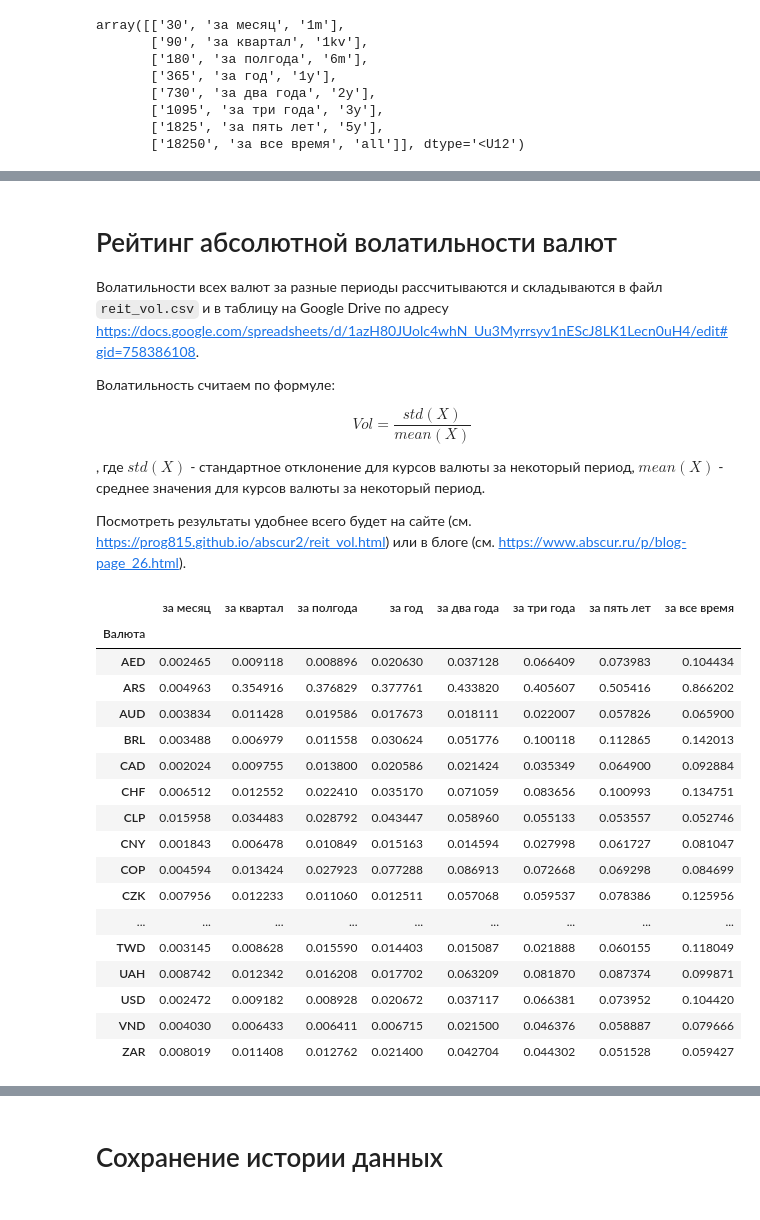
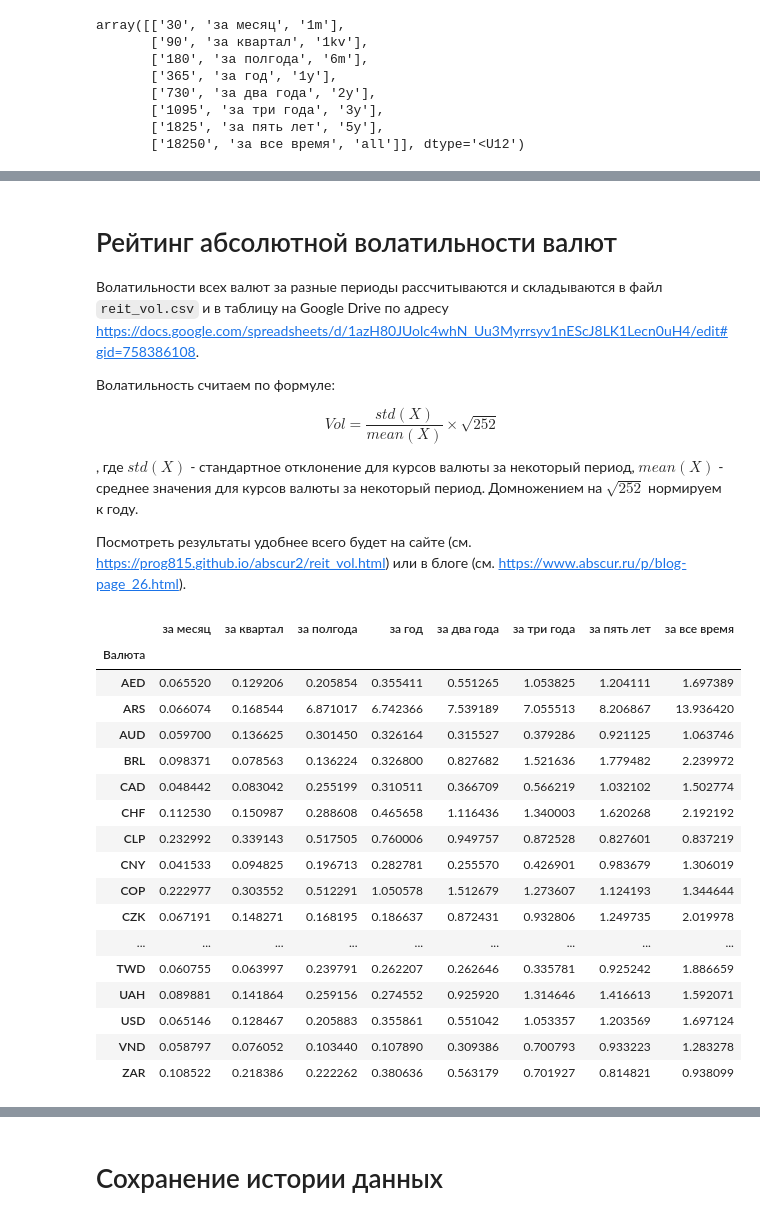
Before and after one commit to prog815/abscur, a Jupyter notebook: abscur2.ipynb, the cells around one changed output, grey strips where cells are left out. Cells and saved outputs as stored; diff of their text form; code cells hidden in the pictures.

```diff
--- a/abscur2.ipynb
+++ b/abscur2.ipynb
@@ -185,16 +201,16 @@ print(len(curs))
 # %%
 # Непосредственно загрузка
 
-for pair in pairs[:]:
-    for n in range(3):
-        try:
-            df = get_currency_exchange_daily_full(pair)
-            df.to_csv("./pairs/" + pair + ".csv")
-            print(pair, "- загружена. С " + str(df.index.min().date()) + ". По " + str(df.index.max().date()) + ". Строк " + str(df.shape[0]) + ".")
-            break
-        except Exception as e:
-            print(pair, "- ошибка загрузки")
-            time.sleep(5)
+# for pair in pairs[:]:
+#     for n in range(3):
+#         try:
+#             df = get_currency_exchange_daily_full(pair)
+#             df.to_csv("./pairs/" + pair + ".csv")
+#             print(pair, "- загружена. С " + str(df.index.min().date()) + ". По " + str(df.index.max().date()) + ". Строк " + str(df.shape[0]) + ".")
+#             break
+#         except Exception as e:
+#             print(pair, "- ошибка загрузки")
+#             time.sleep(5)
 # %% [markdown]
 # Соединяем парные курсы в одну таблицу
 
@@ -588,7 +625,8 @@ $$
 reit_doh = pd.DataFrame(columns=fmt_diap[:,1],index=abscur.columns,dtype=float)
 for i in range(fmt_diap.shape[0]):
     df = abscur[abscur.index >= abscur.index[-1] - timedelta(days=int(fmt_diap[i,0]))]
-    reit_doh.iloc[:,i] = (df.iloc[-1,:] - df.iloc[0,:]) / df.iloc[0,:]
+#     reit_doh.iloc[:,i] = (df.iloc[-1,:] - df.iloc[0,:]) / df.iloc[0,:]
+    reit_doh.iloc[:,i] = np.power(df.pct_change().mean().values+1,252)-1
 
 reit_doh.index.name = "Валюта"
 
@@ -626,47 +664,47 @@ reit_doh
 Волатильность считаем по формуле:
 
 $$
-Vol = \frac{std(X)}{mean(X)}
+Vol = \frac{std(X)}{mean(X)}\times{\sqrt{252}}
 $$
 
-, где $std(X)$ - стандартное отклонение для курсов валюты за некоторый период, $mean(X)$ - среднее значения для курсов валюты за некоторый период.
+, где $std(X)$ - стандартное отклонение для курсов валюты за некоторый период, $mean(X)$ - среднее значения для курсов валюты за некоторый период. Домножением на $\sqrt{252}$ нормируем к году.
 
 Посмотреть результаты удобнее всего будет на сайте (см. https://prog815.github.io/abscur2/reit_vol.html) или в блоге (см. https://www.abscur.ru/p/blog-page_26.html).
 # %%
 reit_vol = pd.DataFrame(columns=fmt_diap[:,1],index=abscur.columns,dtype=float)
 
 for i in range(fmt_diap.shape[0]):
     df = abscur[abscur.index >= abscur.index[-1] - timedelta(days=int(fmt_diap[i,0]))]
-    reit_vol.iloc[:,i] = df.std() / df.mean()
+    reit_vol.iloc[:,i] = df.std() / df.mean() * np.sqrt(252)
 
 reit_vol.index.name = "Валюта"
 
 # сохранем на диск
 reit_vol.to_csv("reit_vol.csv")
 
 # передаем в книгу на Google Drive
 post_df_to_ssh("Рейтинг абсолютной волатильности",reit_vol)
 
 reit_vol
 # %% [output]
 |  | за месяц | за квартал | за полгода | за год | за два года | за три года | за пять лет | за все время |
 | Валюта |  |  |  |  |  |  |  |  |
-| AED | 0.002465 | 0.009118 | 0.008896 | 0.020630 | 0.037128 | 0.066409 | 0.073983 | 0.104434 |
-| ARS | 0.004963 | 0.354916 | 0.376829 | 0.377761 | 0.433820 | 0.405607 | 0.505416 | 0.866202 |
-| AUD | 0.003834 | 0.011428 | 0.019586 | 0.017673 | 0.018111 | 0.022007 | 0.057826 | 0.065900 |
-| BRL | 0.003488 | 0.006979 | 0.011558 | 0.030624 | 0.051776 | 0.100118 | 0.112865 | 0.142013 |
-| CAD | 0.002024 | 0.009755 | 0.013800 | 0.020586 | 0.021424 | 0.035349 | 0.064900 | 0.092884 |
-| CHF | 0.006512 | 0.012552 | 0.022410 | 0.035170 | 0.071059 | 0.083656 | 0.100993 | 0.134751 |
-| CLP | 0.015958 | 0.034483 | 0.028792 | 0.043447 | 0.058960 | 0.055133 | 0.053557 | 0.052746 |
-| CNY | 0.001843 | 0.006478 | 0.010849 | 0.015163 | 0.014594 | 0.027998 | 0.061727 | 0.081047 |
-| COP | 0.004594 | 0.013424 | 0.027923 | 0.077288 | 0.086913 | 0.072668 | 0.069298 | 0.084699 |
-| CZK | 0.007956 | 0.012233 | 0.011060 | 0.012511 | 0.057068 | 0.059537 | 0.078386 | 0.125956 |
+| AED | 0.065520 | 0.129206 | 0.205854 | 0.355411 | 0.551265 | 1.053825 | 1.204111 | 1.697389 |
+| ARS | 0.066074 | 0.168544 | 6.871017 | 6.742366 | 7.539189 | 7.055513 | 8.206867 | 13.936420 |
+| AUD | 0.059700 | 0.136625 | 0.301450 | 0.326164 | 0.315527 | 0.379286 | 0.921125 | 1.063746 |
+| BRL | 0.098371 | 0.078563 | 0.136224 | 0.326800 | 0.827682 | 1.521636 | 1.779482 | 2.239972 |
+| CAD | 0.048442 | 0.083042 | 0.255199 | 0.310511 | 0.366709 | 0.566219 | 1.032102 | 1.502774 |
+| CHF | 0.112530 | 0.150987 | 0.288608 | 0.465658 | 1.116436 | 1.340003 | 1.620268 | 2.192192 |
+| CLP | 0.232992 | 0.339143 | 0.517505 | 0.760006 | 0.949757 | 0.872528 | 0.827601 | 0.837219 |
+| CNY | 0.041533 | 0.094825 | 0.196713 | 0.282781 | 0.255570 | 0.426901 | 0.983679 | 1.306019 |
+| COP | 0.222977 | 0.303552 | 0.512291 | 1.050578 | 1.512679 | 1.273607 | 1.124193 | 1.344644 |
+| CZK | 0.067191 | 0.148271 | 0.168195 | 0.186637 | 0.872431 | 0.932806 | 1.249735 | 2.019978 |
 | ... | ... | ... | ... | ... | ... | ... | ... | ... |
-| TWD | 0.003145 | 0.008628 | 0.015590 | 0.014403 | 0.015087 | 0.021888 | 0.060155 | 0.118049 |
-| UAH | 0.008742 | 0.012342 | 0.016208 | 0.017702 | 0.063209 | 0.081870 | 0.087374 | 0.099871 |
-| USD | 0.002472 | 0.009182 | 0.008928 | 0.020672 | 0.037117 | 0.066381 | 0.073952 | 0.104420 |
-| VND | 0.004030 | 0.006433 | 0.006411 | 0.006715 | 0.021500 | 0.046376 | 0.058887 | 0.079666 |
-| ZAR | 0.008019 | 0.011408 | 0.012762 | 0.021400 | 0.042704 | 0.044302 | 0.051528 | 0.059427 |
+| TWD | 0.060755 | 0.063997 | 0.239791 | 0.262207 | 0.262646 | 0.335781 | 0.925242 | 1.886659 |
+| UAH | 0.089881 | 0.141864 | 0.259156 | 0.274552 | 0.925920 | 1.314646 | 1.416613 | 1.592071 |
+| USD | 0.065146 | 0.128467 | 0.205883 | 0.355861 | 0.551042 | 1.053357 | 1.203569 | 1.697124 |
+| VND | 0.058797 | 0.076052 | 0.103440 | 0.107890 | 0.309386 | 0.700793 | 0.933223 | 1.283278 |
+| ZAR | 0.108522 | 0.218386 | 0.222262 | 0.380636 | 0.563179 | 0.701927 | 0.814821 | 0.938099 |
 # %% [markdown]
 # Рейтинг валют по коэффициенту Шарпа
 
```
Also changed, not shown: parts of 30 cells of this notebook.
